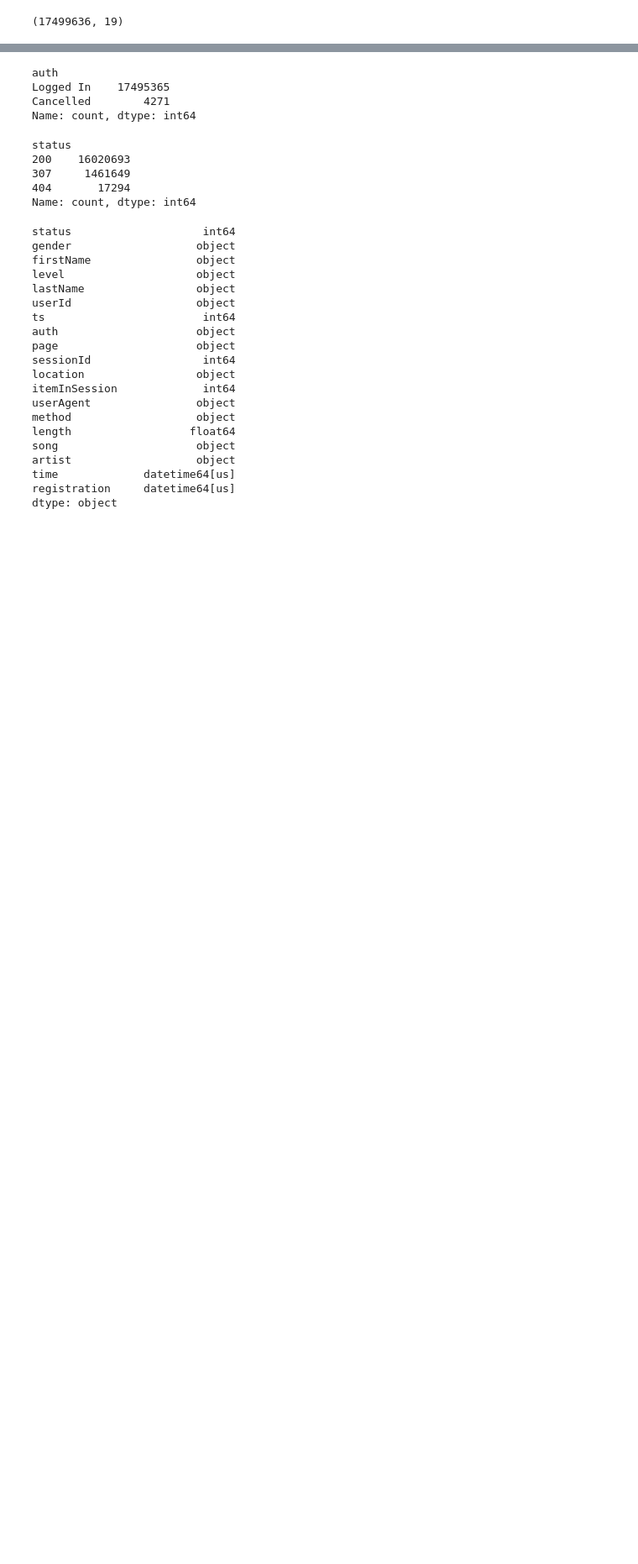
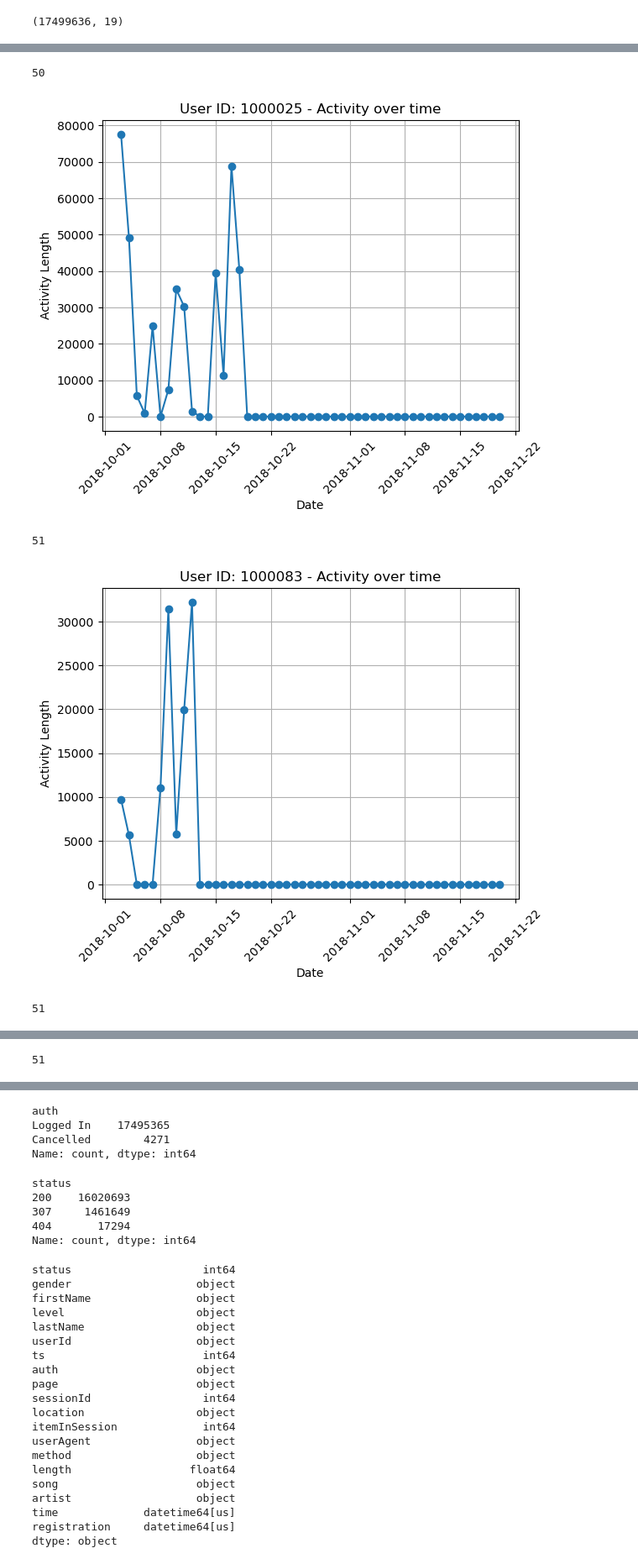
Before and after one commit to aaron3636/kaggle_churn_challenge, a Jupyter notebook: Nelson_stuff/tsclassification.ipynb, the cells around one changed output, grey strips where cells are left out. Shown at 84% size. Saved outputs shown, nothing was run; the diff lists cells and outputs as text; code cells hidden in the pictures; blank space fills up the shorter version.

```diff
--- a/Nelson_stuff/tsclassification.ipynb
+++ b/Nelson_stuff/tsclassification.ipynb
@@ -65,0 +104,3 @@ KeyError: 'diff'
+# %%
+daily_activity=df_test.groupby(["userId", "time_m"])["length"].sum().reset_index()
+daily_activity.head()
@@ -65,0 +118,2 @@ KeyError: 'diff'
+# %%
+daily_activity=daily_activity.merge(df_page, on="userId", how="left")
@@ -65,0 +329,3 @@ KeyError: 'diff'
+# %%
+churners=daily_activity.loc[daily_activity["churned"]==1, "userId"].unique()
+print(churners)
@@ -65,0 +343,35 @@ KeyError: 'diff'
+# %%
+SEQLEN=49
+global_max_date=daily_activity["time_m"].max()
+# %%
+
+for user in churners[:5]:
+
+    user_data=daily_activity[daily_activity["userId"]==user][["time_m","length"]]
+    start_date = user_data["time_m"].min()
+    full_idx=pd.date_range(start=start_date, end=global_max_date, freq="D")
+    user_data=user_data.set_index("time_m")
+    user_data=user_data.sort_index().reindex(full_idx, fill_value=0)
+    print(user_data.shape[0])
+    if user_data.shape[0]>= SEQLEN:
+        user_data = user_data.tail(SEQLEN)
+    else:
+        pad_len = SEQLEN - user_data.shape[0]
+        pad_df = pd.DataFrame(
+            {col: [0]*pad_len for col in user_data.columns}
+        )
+        user_data = pd.concat([pad_df, user_data], ignore_index=True)
+
+    plt.plot(user_data.index, user_data["length"], marker="o")
+    plt.title(f"User ID: {user} - Activity over time")
+    plt.xlabel("Date")
+    plt.ylabel("Activity Length")
+    plt.xticks(rotation=45)
+    plt.grid()
+    plt.show()
+# %% [output]
+50
+[figure, added]
+51
+[figure, added]
+51
@@ -65,0 +379 @@ KeyError: 'diff'
+51
```
Also changed, not shown: parts of 48 cells of this notebook.
